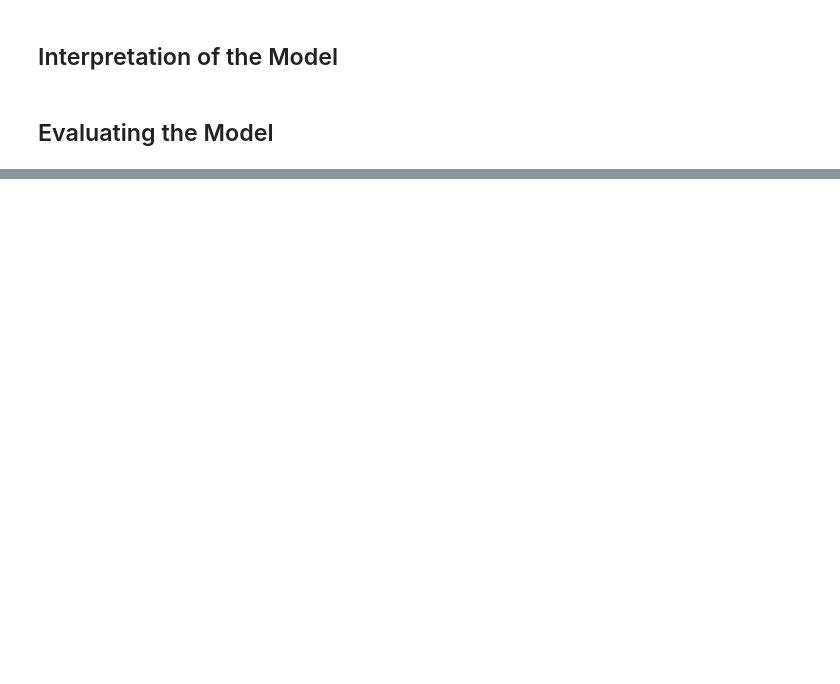
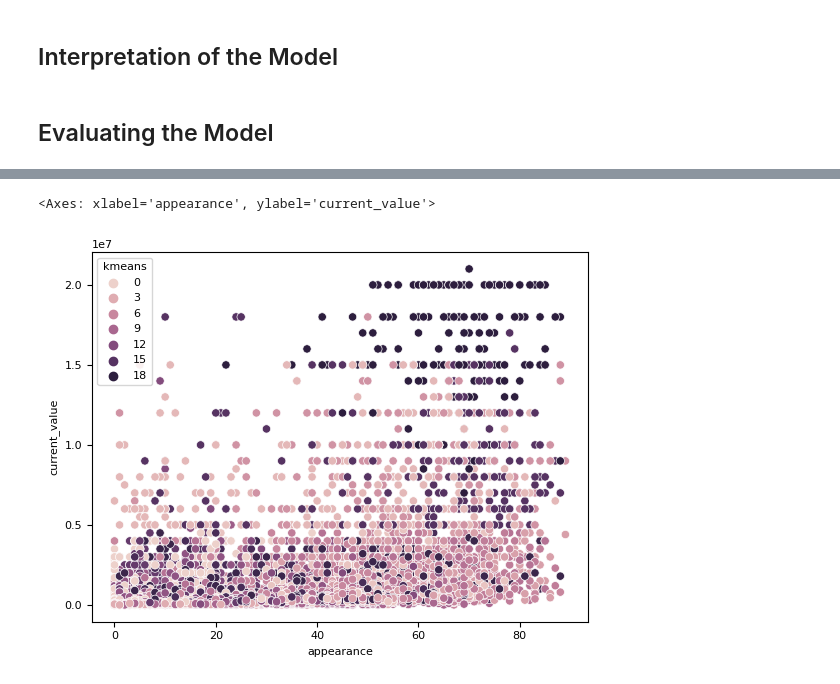
Before and after one commit to Tuwaiq-DS-ML-bootcamp-V-6/Use-case-7, a Jupyter notebook: EDA explain template.ipynb, the cells around one changed output, grey strips where cells are left out. Saved outputs shown, nothing was run; the diff lists cells and outputs as text; code cells hidden in the pictures; blank space fills up the shorter version.

```diff
--- a/EDA explain template.ipynb
+++ b/EDA explain template.ipynb
@@ -590,0 +579,5 @@ F1 Score: 0.84
+# %%
+sns.scatterplot(data = X , x = 'appearance', y = 'current_value', hue = 'kmeans')
+# %% [output]
+<Axes: xlabel='appearance', ylabel='current_value'>
+[figure, added]
```
Also changed, not shown: parts of 41 cells of this notebook.
